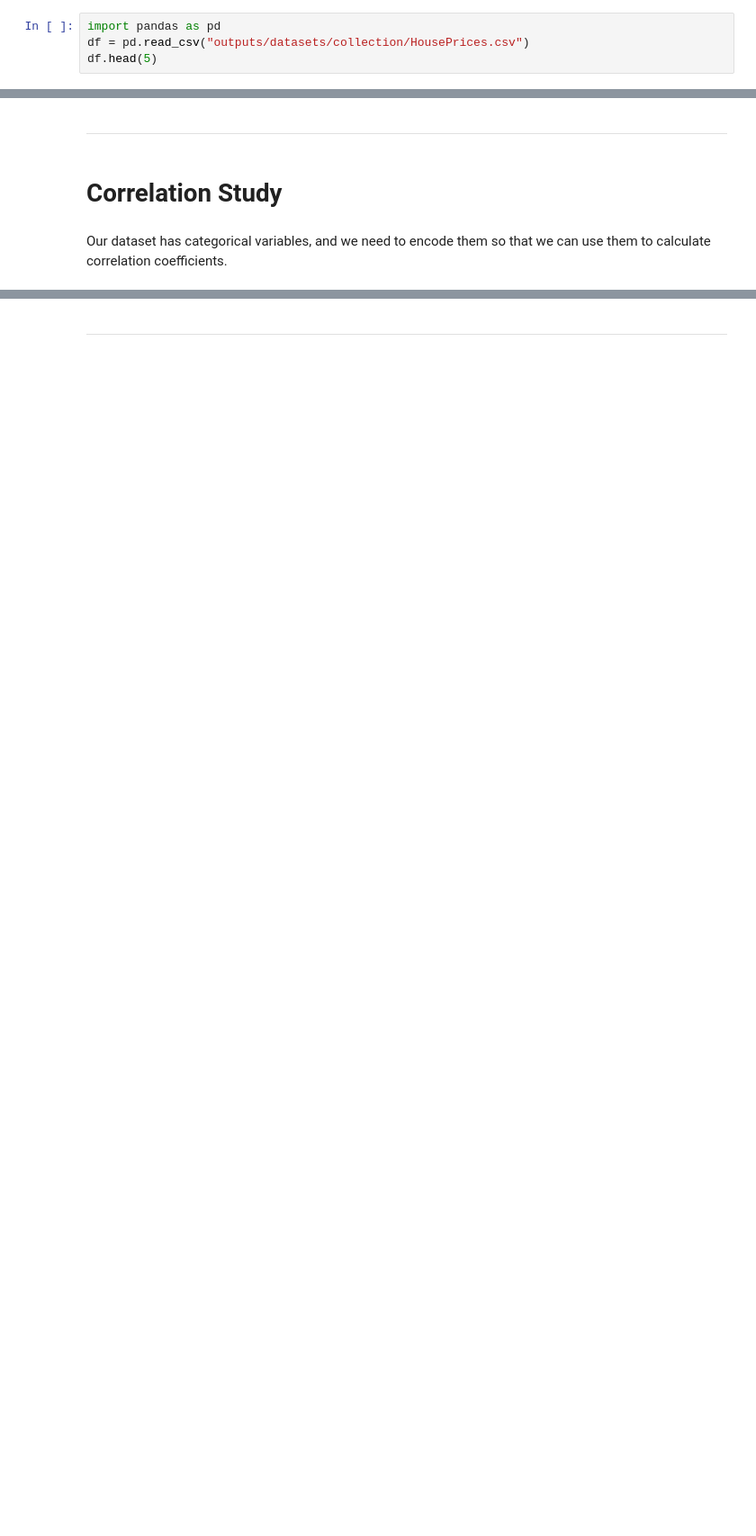
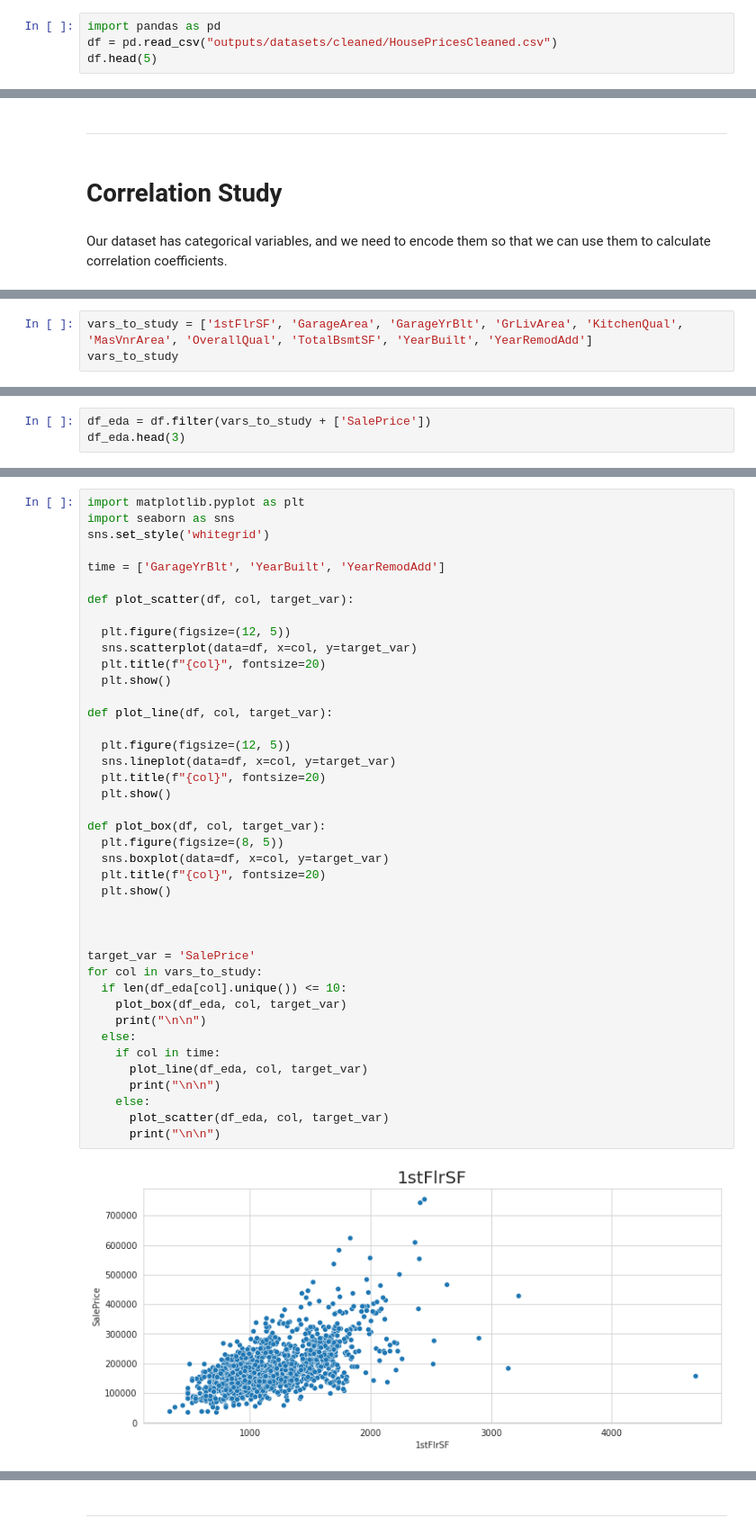
Before and after one commit to Amareteklay/heritage-housing-issues, a Jupyter notebook: jupyter_notebooks/03 - House_Prices.ipynb, the cells around one changed output, grey strips where cells are left out. Shown at 90% size. Drawn from its saved outputs; the diff is of its cells as text; blank space fills up the shorter version.

Commit message:
correlation analysis and plots to explore prices

```diff
--- a/jupyter_notebooks/03 - House_Prices.ipynb
+++ b/jupyter_notebooks/03 - House_Prices.ipynb
@@ -46,5 +50,5 @@ current_dir
 # Load Data
 # %%
 import pandas as pd
-df = pd.read_csv("outputs/datasets/collection/HousePrices.csv")
+df = pd.read_csv("outputs/datasets/cleaned/HousePricesCleaned.csv")
 df.head(5)
@@ -71,0 +153,3 @@ df_ohe.head(5)
+# %%
+vars_to_study = ['1stFlrSF', 'GarageArea', 'GarageYrBlt', 'GrLivArea', 'KitchenQual', 'MasVnrArea', 'OverallQual', 'TotalBsmtSF', 'YearBuilt', 'YearRemodAdd']
+vars_to_study
@@ -71,0 +169,3 @@ df_ohe.head(5)
+# %%
+df_eda = df.filter(vars_to_study + ['SalePrice'])
+df_eda.head(3)
@@ -71,0 +181,43 @@ df_ohe.head(5)
+# %%
+import matplotlib.pyplot as plt
+import seaborn as sns
+sns.set_style('whitegrid')
+
+time = ['GarageYrBlt', 'YearBuilt', 'YearRemodAdd']
+
+def plot_scatter(df, col, target_var):
+
+  plt.figure(figsize=(12, 5))
+  sns.scatterplot(data=df, x=col, y=target_var)
+  plt.title(f"{col}", fontsize=20)
+  plt.show()
+
+def plot_line(df, col, target_var):
+
+  plt.figure(figsize=(12, 5))
+  sns.lineplot(data=df, x=col, y=target_var)
+  plt.title(f"{col}", fontsize=20)
+  plt.show()
+
+def plot_box(df, col, target_var):
+  plt.figure(figsize=(8, 5))
+  sns.boxplot(data=df, x=col, y=target_var)
+  plt.title(f"{col}", fontsize=20)
+  plt.show()
+
+
+
+target_var = 'SalePrice'
+for col in vars_to_study:
+  if len(df_eda[col].unique()) <= 10:
+    plot_box(df_eda, col, target_var)
+    print("\n\n")
+  else:
+    if col in time:
+      plot_line(df_eda, col, target_var)
+      print("\n\n")
+    else:
+      plot_scatter(df_eda, col, target_var)
+      print("\n\n")
+# %% [output]
+[figure, added]
```
Also changed, not shown: parts of 25 cells of this notebook, 1 other file.
